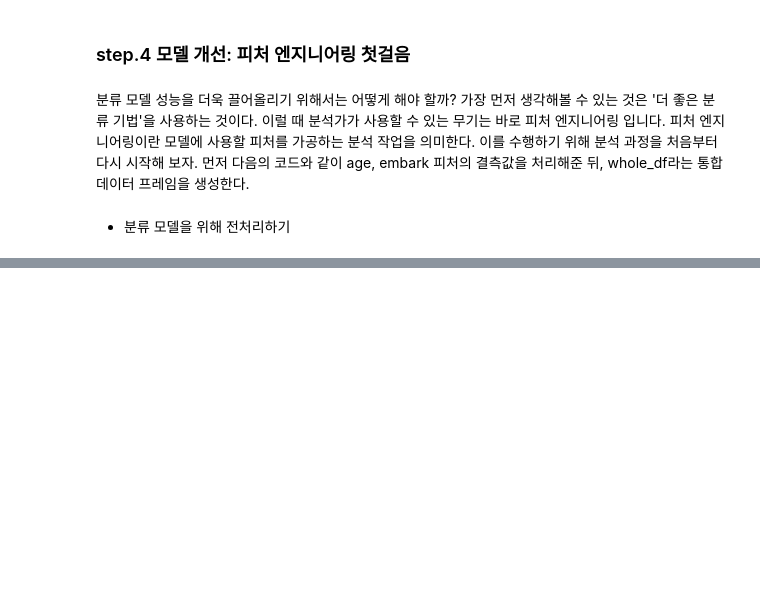
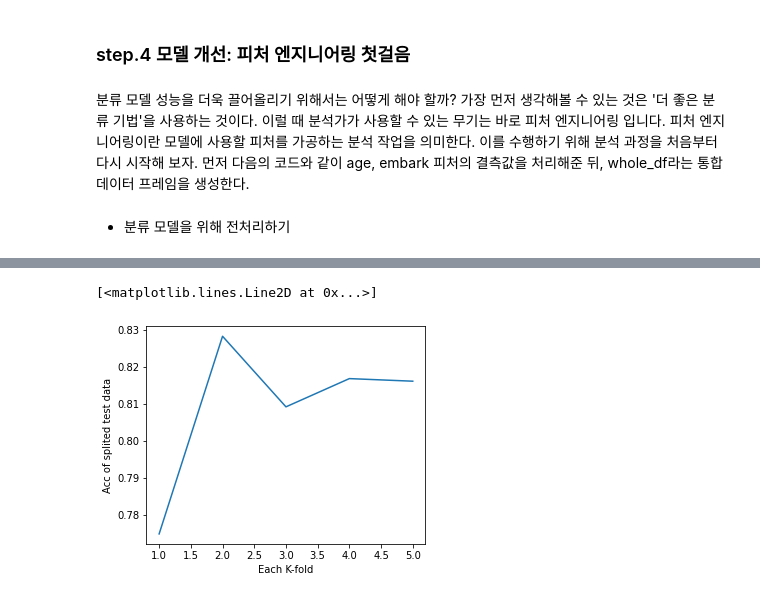
Before and after one commit to jaeyoon89/python_data_analysis, a Jupyter notebook: ch4-1_titanic_classification.ipynb, the cells around one changed output, grey strips where cells are left out. Saved outputs shown, nothing was run; the diff lists cells and outputs as text; code cells hidden in the pictures; blank space fills up the shorter version.

```diff
--- a/ch4-1_titanic_classification.ipynb
+++ b/ch4-1_titanic_classification.ipynb
@@ -421,0 +495,27 @@ df_train.head()
+# %%
+from sklearn.model_selection import KFold
+
+# K-fold 교차 검증의 k를 5로 설정합니다.
+k = 5
+cv = KFold(k, shuffle=True, random_state=0)
+acc_history = []
+
+# K-fold를 5번의 분할 학습으로 반복합니다.
+for i, (train_data_row, test_data_row) in enumerate(cv.split(whole_df_encoded)):
+
+    # 5개로 분할된 fold 중 4개를 학습 데이터셋, 1개를 테스트 데이터셋으로 지정합니다. 매 반복시마다, 테스트 데이터셋은 변경됩니다.
+    df_train = whole_df_encoded.iloc[train_data_row]
+    df_test = whole_df_encoded.iloc[test_data_row]
+
+    # survived 피처를 y, 나머지 피처들을 x 데이터로 지정합니다.
+    splited_x_train, splited_y_train = df_train.loc[:, df_train.columns != 'survived'].values, df_train['survived'].values
+    splited_x_test, splited_y_test = df_test.loc[:, df_test.columns != 'survived'].values, df_test['survived'].values
+
+    # 주어진 데이터로 로지스틱 회귀 모델을 학습합니다.
+    lr = LogisticRegression(random_state=0)
+    lr.fit(splited_x_train, splited_y_train)
+    y_pred = lr.predict(splited_x_test)
+
+    # 테스트 데이터셋의 Accuracy를 계산하여 acc_history에 저장합니다.
+    splited_acc = accuracy_score(splited_y_test, y_pred)
+    acc_history.append(splited_acc)
@@ -421,0 +540,7 @@ df_train.head()
+# %%
+plt.xlabel("Each K-fold")
+plt.ylabel("Acc of splited test data")
+plt.plot(range(1, k+1), acc_history)
+# %% [output]
+[<matplotlib.lines.Line2D at 0x...>]
+[figure, added]
```
Also changed, not shown: parts of 48 cells of this notebook.
